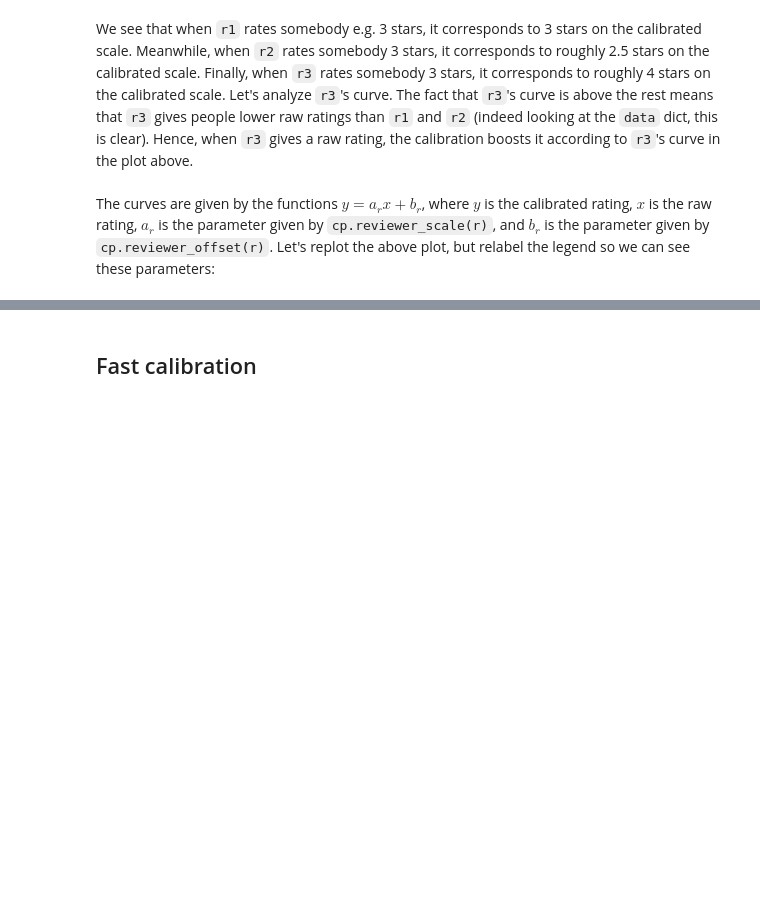
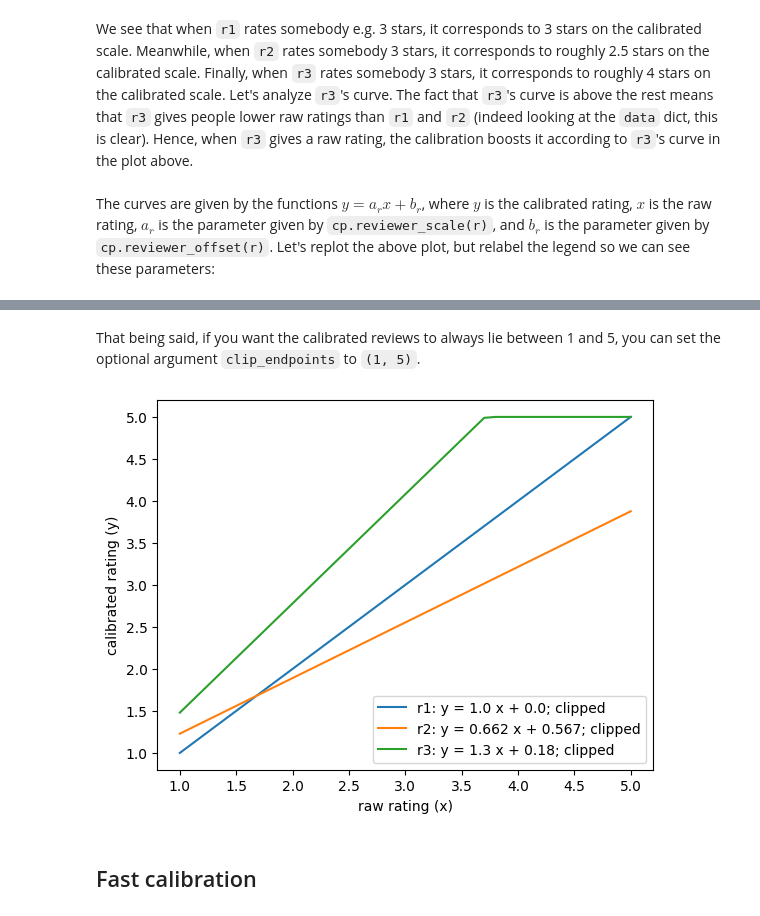
Before and after one commit to jtiosue/rcal, a Jupyter notebook: examples/rcal-overview.ipynb, the cells around one changed output, grey strips where cells are left out. Saved outputs shown, nothing was run; the diff lists cells and outputs as text; code cells hidden in the pictures; blank space fills up the shorter version.

```diff
--- a/examples/rcal-overview.ipynb
+++ b/examples/rcal-overview.ipynb
@@ -181,3 +182,20 @@ plt.show()
+# %% [markdown]
+That being said, if you want the calibrated reviews to always lie between 1 and 5, you can set the optional argument `clip_endpoints` to `(1, 5)`.
+# %%
+plt.figure()
+plt.xlabel('raw rating (x)')
+plt.ylabel('calibrated rating (y)')
+for r in ('r1', 'r2', 'r3'):
+    ar = round(cp.reviewer_scale(r), 3)
+    br = round(cp.reviewer_offset(r), 3)
+    plt.plot(
+        xs, [cp.calibrate_rating(r, x, clip_endpoints=(1, 5)) for x in xs],
+        label=f"{r}: y = {ar} x + {br}; clipped"
+    )
+plt.legend()
+plt.show()
+# %% [output]
+[figure, added]
 # %% [markdown]
 ## Fast calibration
 # %% [markdown]
```
Also changed, not shown: parts of 10 cells of this notebook, 1 other file.
